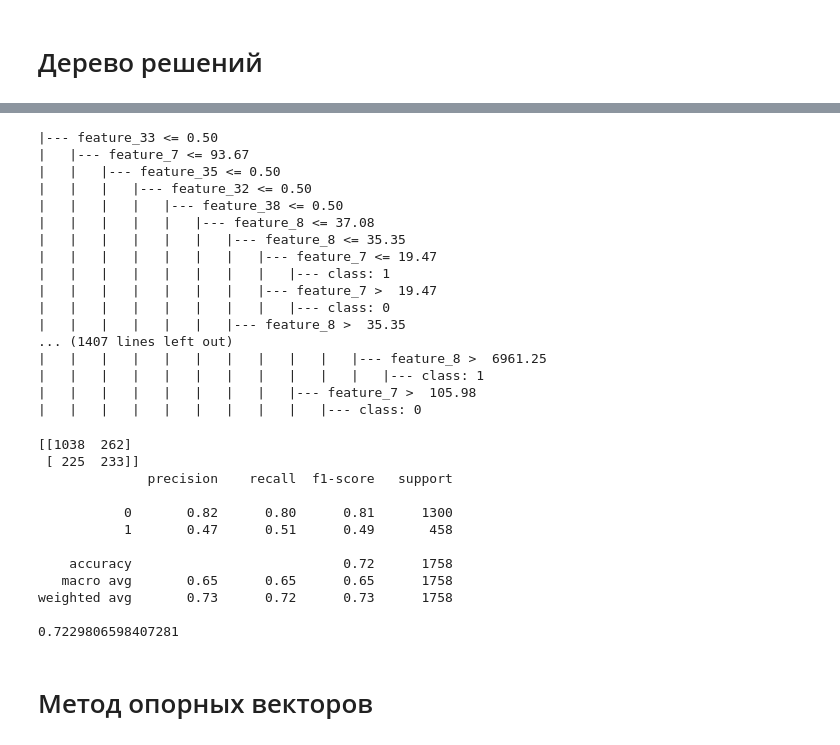
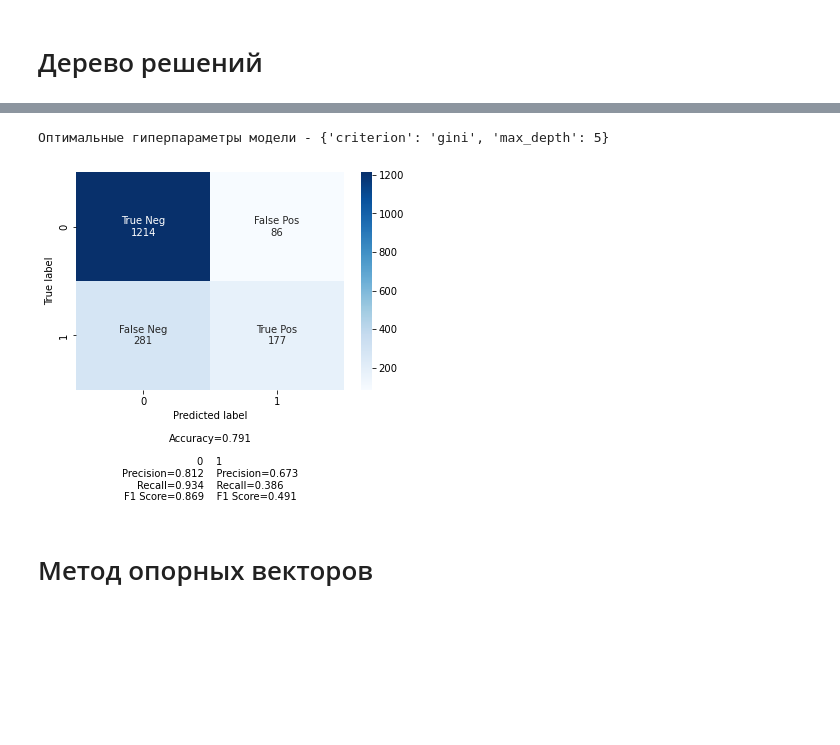
Before and after one commit to nurik08/Churn_Model, a Jupyter notebook: model.ipynb, the cells around one changed output, grey strips where cells are left out. Drawn from its saved outputs; the diff is of its cells as text; code cells hidden in the pictures; blank space fills up the shorter version.

```diff
--- a/model.ipynb
+++ b/model.ipynb
@@ -317,41 +312,22 @@ DecisionTreeClassifier()
-# %%
-print(tree.export_text(dtree))
-# %% [output]
-|--- feature_33 <= 0.50
-|   |--- feature_7 <= 93.67
-|   |   |--- feature_35 <= 0.50
-|   |   |   |--- feature_32 <= 0.50
-|   |   |   |   |--- feature_38 <= 0.50
-|   |   |   |   |   |--- feature_8 <= 37.08
-|   |   |   |   |   |   |--- feature_8 <= 35.35
-|   |   |   |   |   |   |   |--- feature_7 <= 19.47
-|   |   |   |   |   |   |   |   |--- class: 1
-|   |   |   |   |   |   |   |--- feature_7 >  19.47
-|   |   |   |   |   |   |   |   |--- class: 0
-|   |   |   |   |   |   |--- feature_8 >  35.35
-... (1407 lines left out)
-|   |   |   |   |   |   |   |   |   |   |--- feature_8 >  6961.25
-|   |   |   |   |   |   |   |   |   |   |   |--- class: 1
-|   |   |   |   |   |   |   |   |--- feature_7 >  105.98
-|   |   |   |   |   |   |   |   |   |--- class: 0
-# %%
-predictions = dtree.predict(X_test)
-print(confusion_matrix(y_test,predictions))
-print(classification_report(y_test, predictions))
-print(accuracy_score(y_test, predictions))
-# %% [output]
-[[1038  262]
- [ 225  233]]
-              precision    recall  f1-score   support
-
-           0       0.82      0.80      0.81      1300
-           1       0.47      0.51      0.49       458
-
-    accuracy                           0.72      1758
-   macro avg       0.65      0.65      0.65      1758
-weighted avg       0.73      0.72      0.73      1758
-
-0.7229806598407281
+# %%
+# Сетка параметров
+param_tree = {'max_depth': list(np.arange(1, 15, 1)),
+              'criterion': ['gini', 'entropy']}
+# Cоздаем экземпляр класса GridSearchCV
+grid_tree = GridSearchCV(DecisionTreeClassifier(), param_tree, n_jobs =-1, cv=5)
+# Обучаем модель
+grid_tree.fit(X.values,y.values)
+# предсказание модели
+predict_tree = grid_tree.predict(X_test)
+print(f'Оптимальные гиперпараметры модели - {grid_tree.best_params_}')
+# %% [output]
+Оптимальные гиперпараметры модели - {'criterion': 'gini', 'max_depth': 5}
+# %%
+# Матрица ошибок
+cf_tree = confusion_matrix(y_test, predict_knn)
+make_confusion_matrix(cf_tree, group_names)
+# %% [output]
+[figure, added]
 # %% [markdown]
 # Метод опорных векторов
 # %%
```
Also changed, not shown: parts of 10 cells of this notebook.
